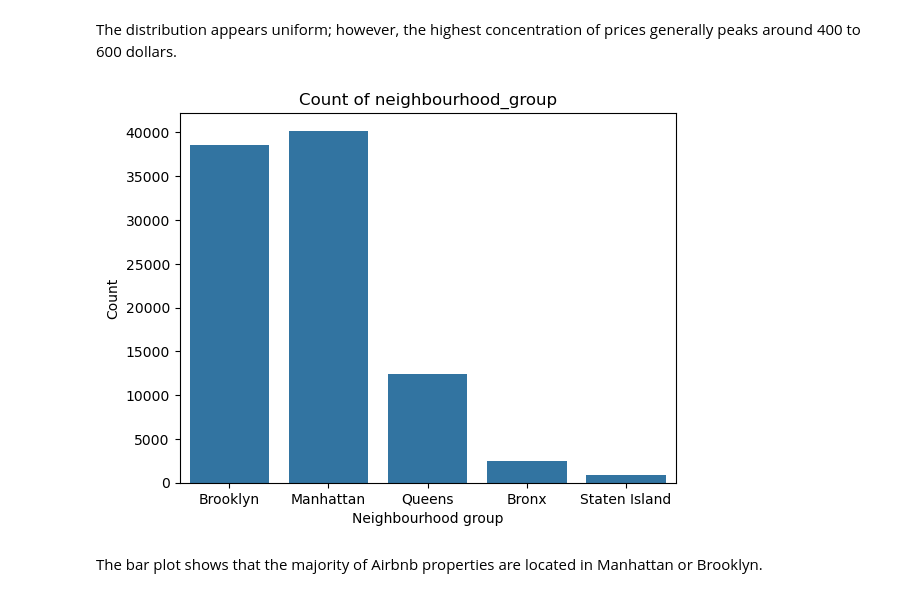
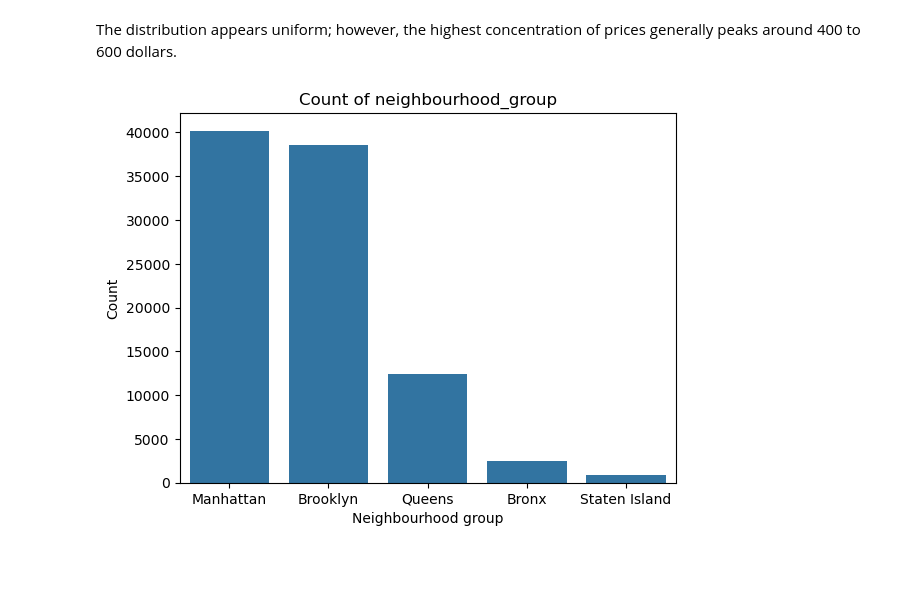
Before and after one commit to martharegina/airbnb_listings, a Jupyter notebook: airbnb_price_analysis.ipynb, the cells around one changed output. Saved outputs shown, nothing was run; the diff lists cells and outputs as text; code cells hidden in the pictures; blank space fills up the shorter version.

```diff
--- a/airbnb_price_analysis.ipynb
+++ b/airbnb_price_analysis.ipynb
@@ -239,12 +239,10 @@ plt.show()
 The distribution appears uniform; however, the highest concentration of prices generally peaks around 400 to 600 dollars.
 # %%
 # Plot distribution of neighbourhood_group
-sns.countplot(x='neighbourhood_group', data=data)
+sns.countplot(x='neighbourhood_group', data=data, order=data['neighbourhood_group'].value_counts(ascending=False).index)
 plt.title('Count of neighbourhood_group')
 plt.xlabel('Neighbourhood group')
 plt.ylabel('Count')
 plt.show()
 # %% [output]
-[figure, old version]
+[figure, new version]
-# %% [markdown]
-The bar plot shows that the majority of Airbnb properties are located in Manhattan or Brooklyn.
```
Also changed, not shown: parts of 9 cells of this notebook.
